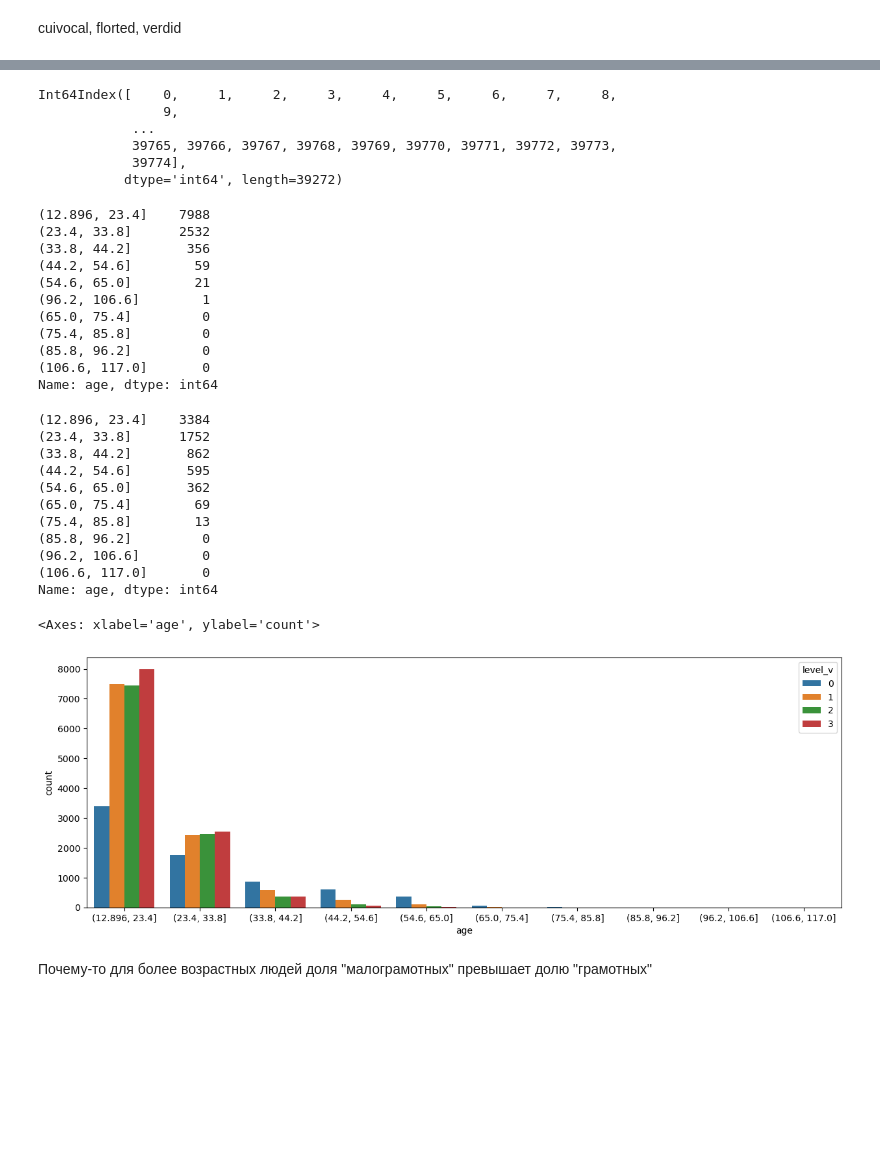
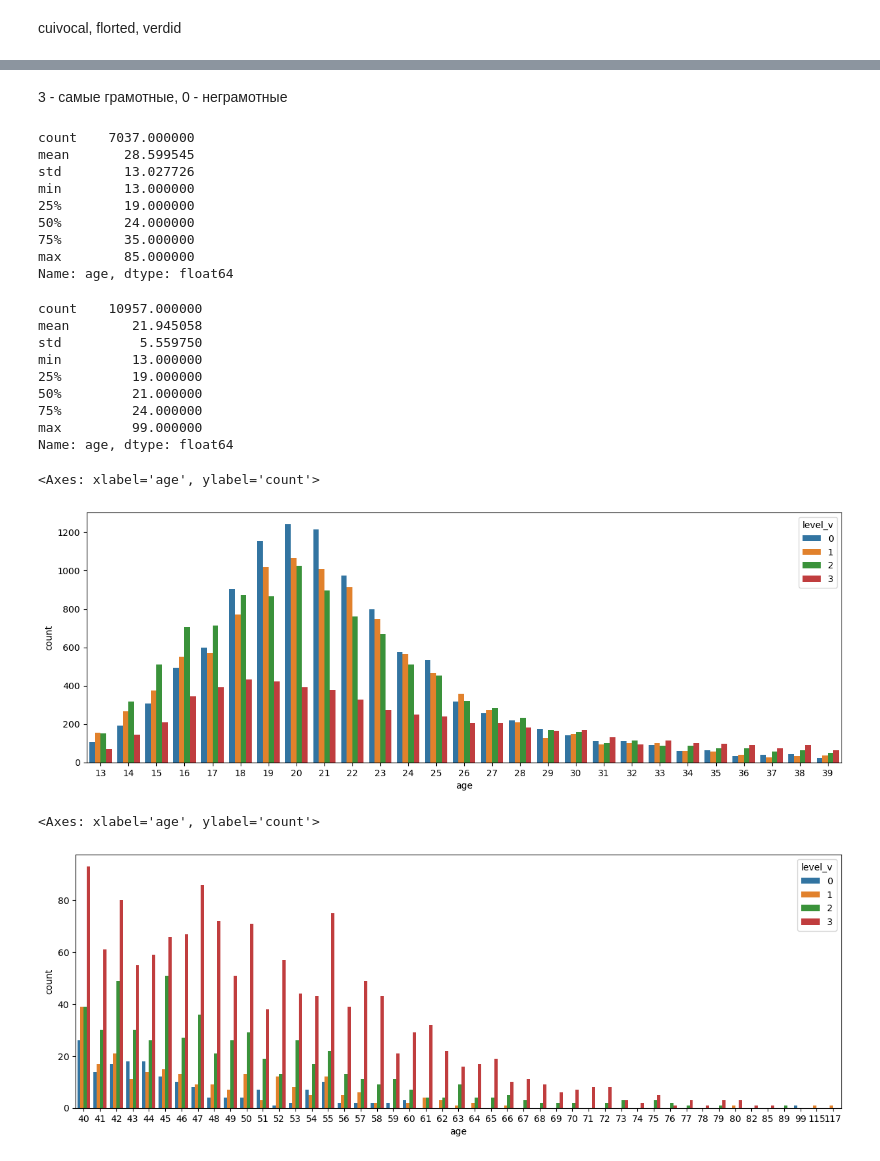
Before and after one commit to rrrin/mental-health, a Jupyter notebook: mental_research.ipynb, the cells around one changed output, grey strips where cells are left out. Saved outputs shown, nothing was run; the diff lists cells and outputs as text; code cells hidden in the pictures; blank space fills up the shorter version.

```diff
--- a/mental_research.ipynb
+++ b/mental_research.ipynb
@@ -621,7 +620,7 @@ names4
 # %% [markdown]
 На эти вопросы выбирали вариант ответа 4, чем другие варианты (соответствует более тяжёлому проявлению депирессивного симптома)
 # %%
-fig, ax=plt.subplots(3,2, figsize=(15,15))
+fig, ax=plt.subplots(3,2, figsize=(15,15), sharey=True)
 i,j=0,0
 for name in names4:
     sns.countplot(x=scales_q_answers[name], ax=ax[i,j])
@@ -629,4 +628,5 @@ for name in names4:
     if j==2:
         j=0
         i+=1
+fig.delaxes(ax[2,1])
 # %% [output]
@@ -866,7 +897,7 @@ not_important_q.remove('Q18A')
 # %%
 scale_q_bad=scale_q_bad[not_important_q+['depr_level_q']]
 # %%
-fig, ax=plt.subplots(1,3, figsize=(20,8))
+fig, ax=plt.subplots(1,3, figsize=(20,8), sharey=True)
 i=0
 for name in scale_q_bad.columns[:-1]:
     sns.countplot(x=scale_q_bad[name], hue=scale_q_bad['depr_level_q'], ax=ax[i])
@@ -1015,5 +1014,5 @@ scales_v_answers=scale_v_data[['VCL'+str(i) for i in range(1,17)]]
 # %%
-#scales_v_answers['VCL6']=scales_v_answers['VCL6'].replace({0:1, 1:0})
+scales_v_answers['VCL6']=scales_v_answers['VCL6'].replace({0:1, 1:0})
 scales_v_answers['VCL9']=scales_v_answers['VCL6'].replace({0:1, 1:0})
 scales_v_answers['VCL12']=scales_v_answers['VCL6'].replace({0:1, 1:0})
 # %%
@@ -1096,50 +1095,43 @@ sns.countplot(x=scales_v_answers['VCL5'],hue=scales_v_answers['level_v'], ax=ax[
 # %%
-scales_v_answers['level_v']=scales_v_answers['level_v'].replace({0:3, 1:2, 2:1, 3:0})
+#scales_v_answers['level_v']=scales_v_answers['level_v'].replace({0:3, 1:2, 2:1, 3:0})
-# %%
-personal_info.index
-# %% [output]
-Int64Index([    0,     1,     2,     3,     4,     5,     6,     7,     8,
-                9,
-            ...
-            39765, 39766, 39767, 39768, 39769, 39770, 39771, 39772, 39773,
-            39774],
-           dtype='int64', length=39272)
+# %% [markdown]
+3 - самые грамотные, 0 - неграмотные
 # %%
 personal_info=personal_info.merge(scales_v_answers['level_v'], left_index=True,right_index=True)
 # %%
-personal_info[personal_info['level_v']==3]['age'].value_counts()
+personal_info[personal_info['level_v']==3]['age'].describe()
 # %% [output]
-(12.896, 23.4]    7988
-(23.4, 33.8]      2532
-(33.8, 44.2]       356
-(44.2, 54.6]        59
-(54.6, 65.0]        21
-(96.2, 106.6]        1
-(65.0, 75.4]         0
-(75.4, 85.8]         0
-(85.8, 96.2]         0
-(106.6, 117.0]       0
-Name: age, dtype: int64
+count    7037.000000
+mean       28.599545
+std        13.027726
+min        13.000000
+25%        19.000000
+50%        24.000000
+75%        35.000000
+max        85.000000
+Name: age, dtype: float64
 # %%
-personal_info[personal_info['level_v']==0]['age'].value_counts()
+personal_info[personal_info['level_v']==0]['age'].describe()
 # %% [output]
-(12.896, 23.4]    3384
-(23.4, 33.8]      1752
-(33.8, 44.2]       862
-(44.2, 54.6]       595
-(54.6, 65.0]       362
-(65.0, 75.4]        69
-(75.4, 85.8]        13
-(85.8, 96.2]         0
-(96.2, 106.6]        0
-(106.6, 117.0]       0
-Name: age, dtype: int64
+count    10957.000000
+mean        21.945058
+std          5.559750
+min         13.000000
+25%         19.000000
+50%         21.000000
+75%         24.000000
+max         99.000000
+Name: age, dtype: float64
 # %%
 fig=plt.figure(figsize=(15,5))
-sns.countplot(x=personal_info['age'], hue=personal_info['level_v'])
+sns.countplot(x=personal_info[personal_info['age']<40]['age'], hue=personal_info['level_v'])
 # %% [output]
 <Axes: xlabel='age', ylabel='count'>
-[figure, old version]
+[figure, new version]
-# %% [markdown]
-Почему-то для более возрастных людей доля "малограмотных" превышает долю "грамотных"
+# %%
+fig=plt.figure(figsize=(15,5))
+sns.countplot(x=personal_info[personal_info['age']>=40]['age'], hue=personal_info['level_v'])
+# %% [output]
+<Axes: xlabel='age', ylabel='count'>
+[figure, added]
 # %%
```
Also changed, not shown: parts of 58 cells of this notebook.
